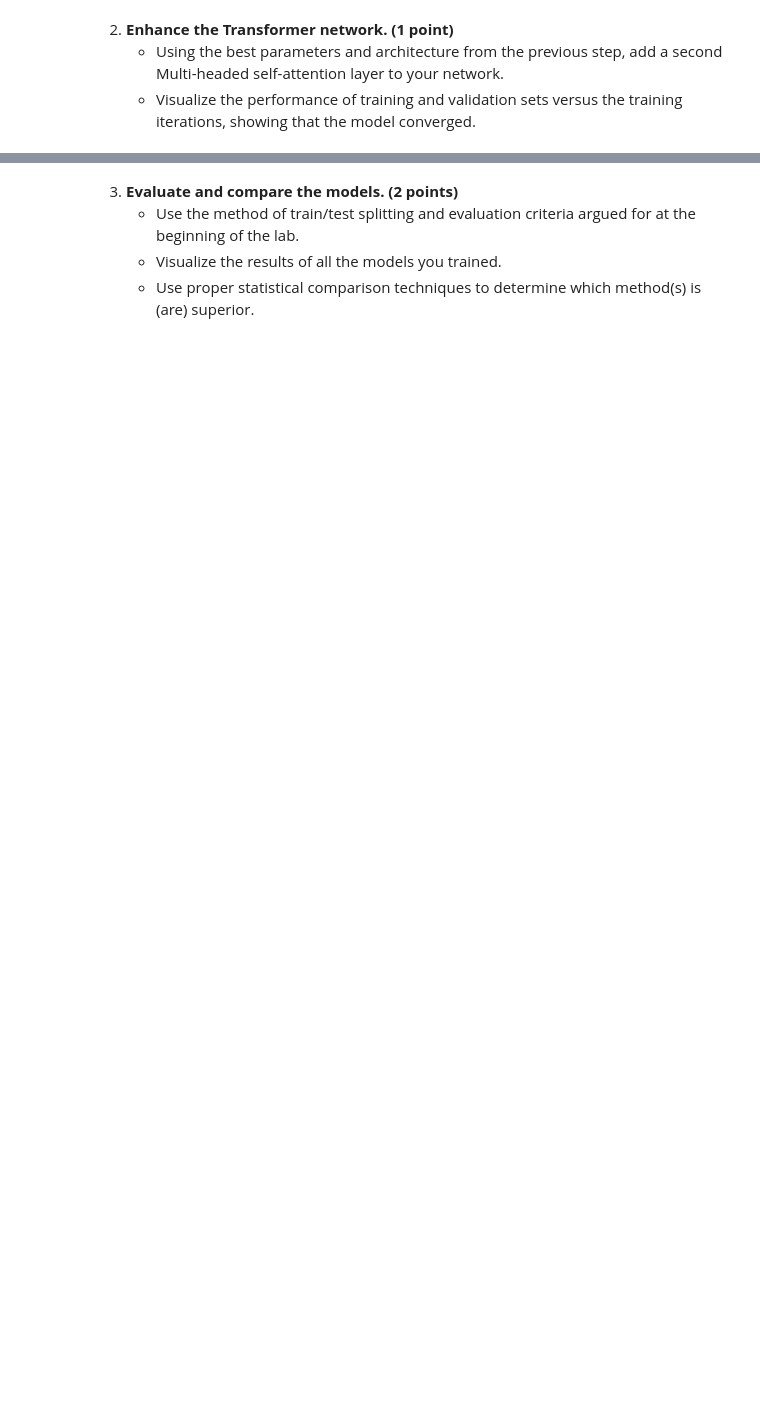
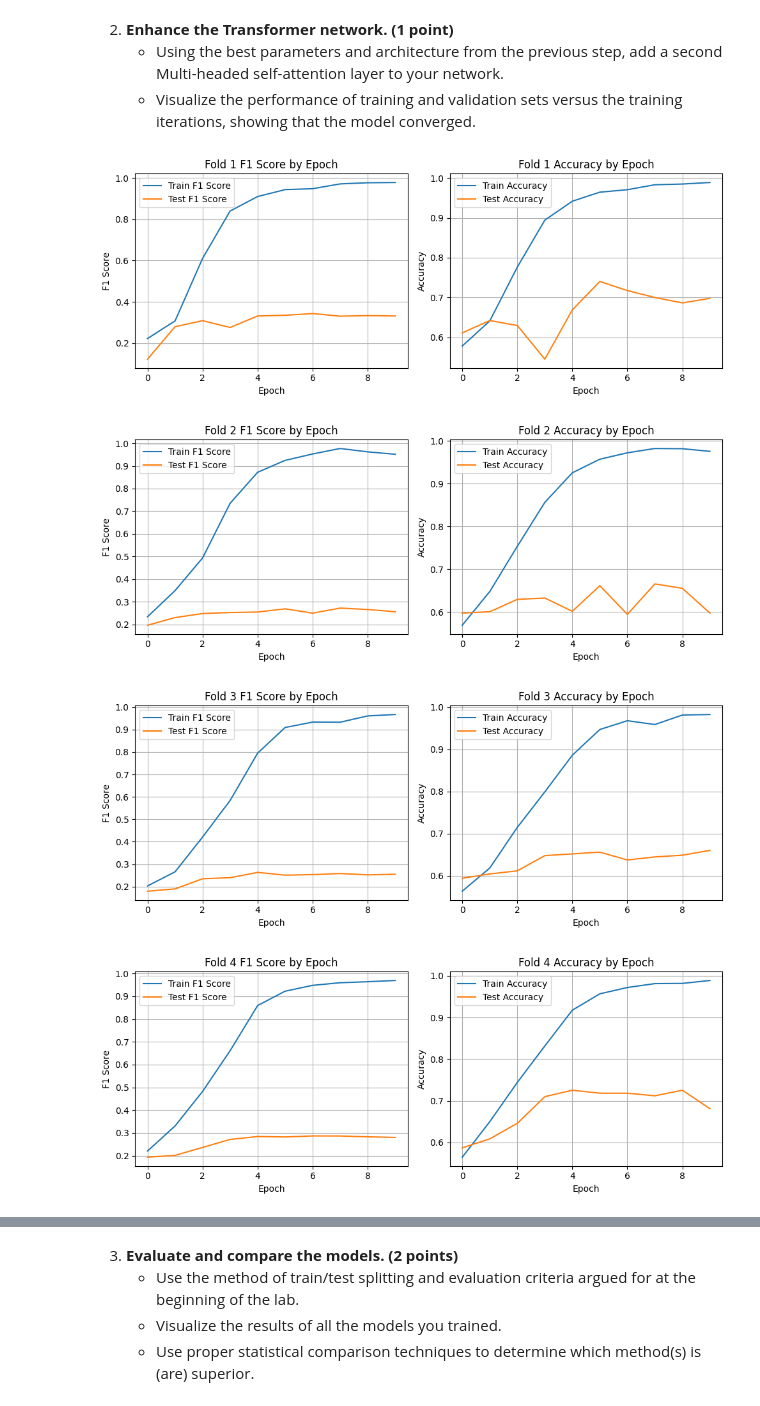
Before and after one commit to Millerb7/Lab-Sequential, a Jupyter notebook: Lab.ipynb, the cells around one changed output, grey strips where cells are left out. Cells and saved outputs as stored; diff of their text form; code cells hidden in the pictures; blank space fills up the shorter version.

```diff
--- a/Lab.ipynb
+++ b/Lab.ipynb
@@ -158,0 +423,63 @@ TRAIN: [ 161  162  163 ... 4843 4844 4845] TEST: [   0    1    2    3    4    5
+# %%
+from tensorflow.keras.layers import Input, GlobalAveragePooling1D, Dropout, Dense
+from tensorflow.keras.models import Model
+from sklearn.model_selection import StratifiedKFold
+import matplotlib.pyplot as plt
+
+# Parameters for the transformer
+embed_dim = 32
+num_heads = 2
+ff_dim = 32
+NUM_CLASSES = 3
+
+skf = StratifiedKFold(n_splits=5)
+fold_num = 1
+
+for train_index, test_index in skf.split(X, integer_encoded):
+    X_train, X_test = X[train_index], X[test_index]
+    y_train, y_test = y[train_index], y[test_index]
+
+    inputs = Input(shape=(X_train.shape[1],))
+    x = TokenAndPositionEmbedding(X_train.shape[1], vocab_size, embed_dim)(inputs)
+    x = TransformerBlock_Enhanced(embed_dim, num_heads, ff_dim)(x, training=True)
+    x = TransformerBlock_Enhanced(embed_dim, num_heads, ff_dim)(x, training=True)
+    x = GlobalAveragePooling1D()(x)
+    x = Dropout(0.2)(x)
+    x = Dense(20, activation='relu')(x)
+    x = Dropout(0.2)(x)
+    outputs = Dense(NUM_CLASSES, activation='softmax', kernel_initializer='glorot_uniform')(x)
+
+    model_xformer2 = Model(inputs=inputs, outputs=outputs)
+    model_xformer2.compile(optimizer='adam', loss='categorical_crossentropy', metrics=['accuracy', f1_score])
+
+    history_t2 = model_xformer2.fit(X_train, y_train, validation_data=(X_test, y_test), epochs=10, batch_size=32, verbose=0)
+
+    # Plot F1 score and accuracy for each fold
+    plt.figure(figsize=(10, 4))
+    plt.subplot(1, 2, 1)
+    plt.plot(history_t2.history['f1_score'], label='Train F1 Score')
+    plt.plot(history_t2.history['val_f1_score'], label='Test F1 Score')
+    plt.title(f'Fold {fold_num} F1 Score by Epoch')
+    plt.xlabel('Epoch')
+    plt.ylabel('F1 Score')
+    plt.legend()
+    plt.grid(True)
+
+    plt.subplot(1, 2, 2)
+    plt.plot(history_t2.history['accuracy'], label='Train Accuracy')
+    plt.plot(history_t2.history['val_accuracy'], label='Test Accuracy')
+    plt.title(f'Fold {fold_num} Accuracy by Epoch')
+    plt.xlabel('Epoch')
+    plt.ylabel('Accuracy')
+    plt.legend()
+    plt.grid(True)
+
+    plt.tight_layout()
+    plt.show()
+
+    fold_num += 1
+# %% [output]
+[figure, added]
+[figure, added]
+[figure, added]
+[figure, added]
```
Also changed, not shown: parts of 14 cells of this notebook, 1 other file.
